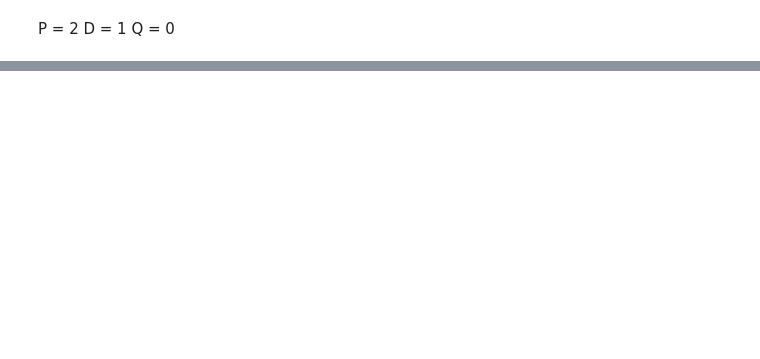
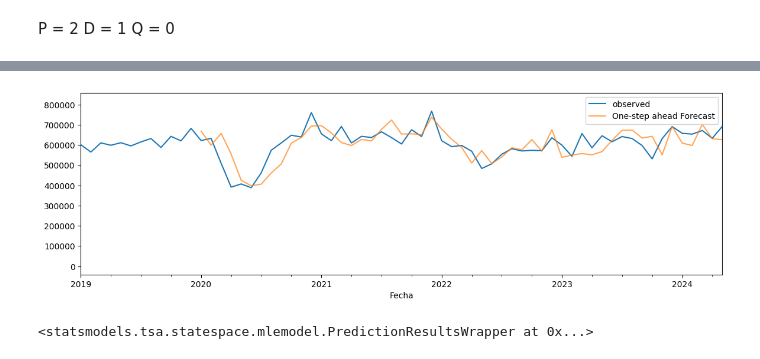
Before and after one commit to VIL20776/Laboratorio2-DataScience, a Jupyter notebook: consumeData.ipynb, the cells around one changed output, grey strips where cells are left out. Saved outputs shown, nothing was run; the diff lists cells and outputs as text; code cells hidden in the pictures; blank space fills up the shorter version.

Commit message:
consume data and importations data predictions finished

```diff
--- a/consumeData.ipynb
+++ b/consumeData.ipynb
@@ -95,8 +155,8 @@ print(salidaDf)
 # %%
 consume_data = consume_data['Gasolina superior']
 
-train_consume_data = consume_data[:'2021']
-test_consume_data = consume_data['2021':]
+train_consume_data = consume_data[:'2020']
+test_consume_data = consume_data['2020':]
 
 consume_data_log = np.log(train_consume_data)
 # %%
@@ -197,13 +359,16 @@ print("Modelo 112=",resultado_m112.aic)
 # %%
 pred = resultado_m112.get_prediction(start=test_consume_data.index[0], dynamic=False)
 pred_ci = pred.conf_int()
-ax = consume_data['2020':].plot(label='observed')
+ax = consume_data['2019':].plot(label='observed')
 pred.predicted_mean.plot(ax=ax, label='One-step ahead Forecast', alpha=.7, figsize=(14, 4))
 ax.fill_between(pred_ci.iloc[:,0],
                 pred_ci.iloc[:,1], color='k', alpha=.2)
 #ax.set_xlabel('Date')
 #ax.set_ylabel('Retail_sold')
 plt.legend()
 plt.show()
 
 pred
+# %% [output]
+[figure, added]
+<statsmodels.tsa.statespace.mlemodel.PredictionResultsWrapper at 0x...>
```
Also changed, not shown: parts of 22 cells of this notebook, 1 other file.
